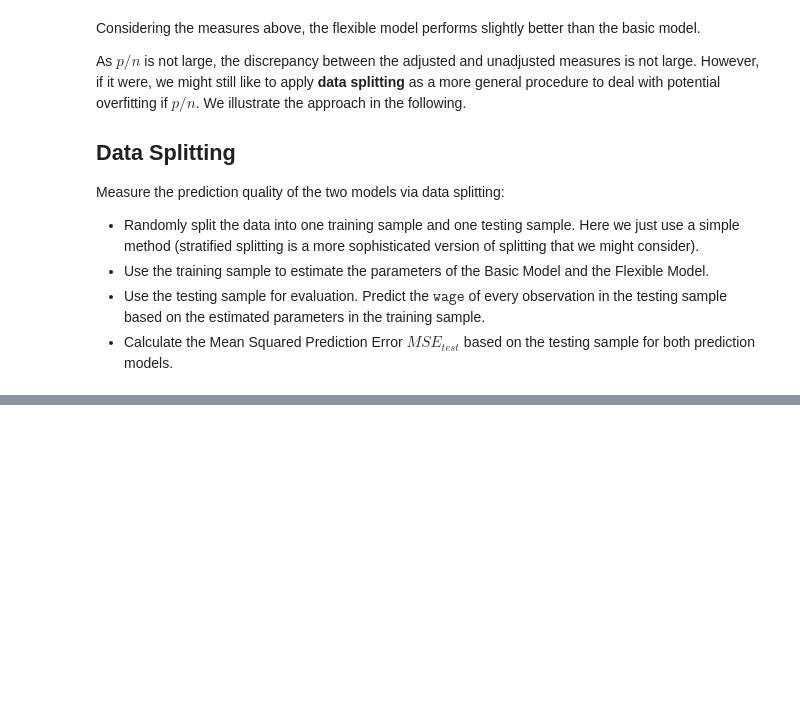
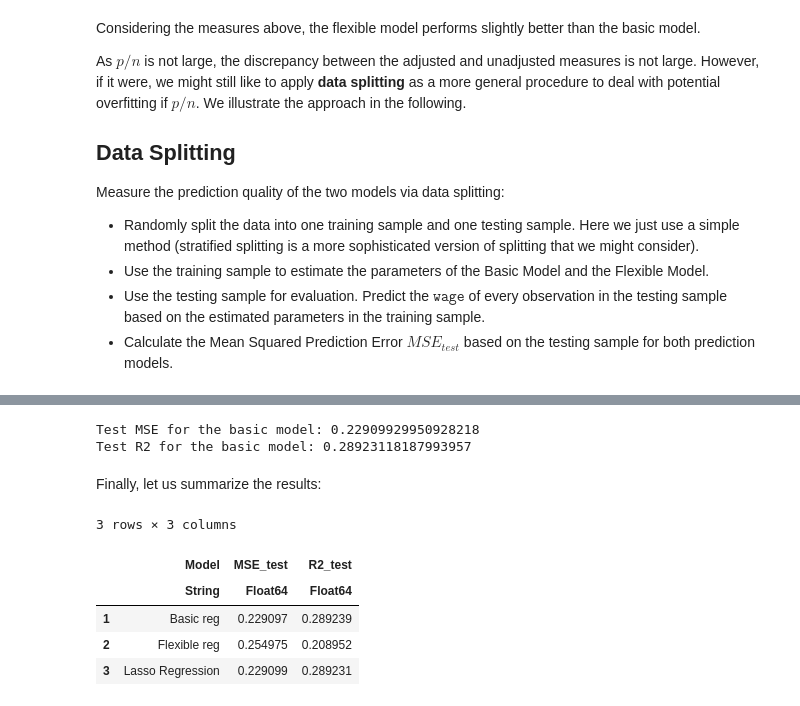
Before and after one commit to alexanderquispe/14.38_Causal_ML, a Jupyter notebook: Julia_Notebooks/02_PM1_Notebook1_Prediction_newdata.ipynb, the cells around one changed output, grey strips where cells are left out. Cells and saved outputs as stored; diff of their text form; code cells hidden in the pictures; blank space fills up the shorter version.

```diff
--- a/Julia_Notebooks/02_PM1_Notebook1_Prediction_newdata.ipynb
+++ b/Julia_Notebooks/02_PM1_Notebook1_Prediction_newdata.ipynb
@@ -249,0 +256,11 @@ LoadError: ArgumentError: Package Lathe not found in current path:
+# %%
+train, test = TrainTestSplit(data, 4/5)
+reg_basic = lm(basic, train)
+
+train_reg_basic = predict(reg_basic, test)
+y_test = test.lwage
+
+mse_test1 = sum((y_test .- train_reg_basic).^2) / length(y_test)
+r2_test1 = 1 - mse_test1 / var(y_test)
+
+print("Test MSE for the basic model: $mse_test1\nTest R2 for the basic model: $r2_test1")
@@ -249,0 +272,7 @@ LoadError: ArgumentError: Package Lathe not found in current path:
+# %%
+reg_flex = lm(flex, train)
+train_reg_flex = predict(reg_flex, test)
+mse_test2 = sum((y_test .- train_reg_flex).^2) / length(y_test)
+r2_test2 = 1 - mse_test2 / var(y_test)
+
+print("Test MSE for the basic model: $mse_test2\nTest R2 for the basic model: $r2_test2")
@@ -249,0 +290,23 @@ LoadError: ArgumentError: Package Lathe not found in current path:
+# %%
+reg_lasso = fit(LassoModel, flex, train)
+train_reg_lasso = predict(reg_lasso, test)
+mse_lasso = sum((y_test .- train_reg_lasso).^2) / length(y_test)
+r2_lasso = 1 - mse_lasso / var(y_test)
+print("Test MSE for the basic model: $mse_lasso\nTest R2 for the basic model: $r2_lasso")
+# %% [output]
+Test MSE for the basic model: 0.22909929950928218
+Test R2 for the basic model: 0.28923118187993957
+# %% [markdown]
+Finally, let us summarize the results:
+# %%
+MSE = [mse_test1, mse_test2, mse_lasso]
+R2 = [r2_test1, r2_test2, r2_lasso]
+Model = ["Basic reg", "Flexible reg", "Lasso Regression"]
+DataFrame( Model = Model, MSE_test = MSE, R2_test = R2)
+# %% [output]
+3 rows × 3 columns
+|  | Model | MSE_test | R2_test |
+|  | String | Float64 | Float64 |
+| 1 | Basic reg | 0.229097 | 0.289239 |
+| 2 | Flexible reg | 0.254975 | 0.208952 |
+| 3 | Lasso Regression | 0.229099 | 0.289231 |
```
Also changed, not shown: parts of 9 cells of this notebook.
